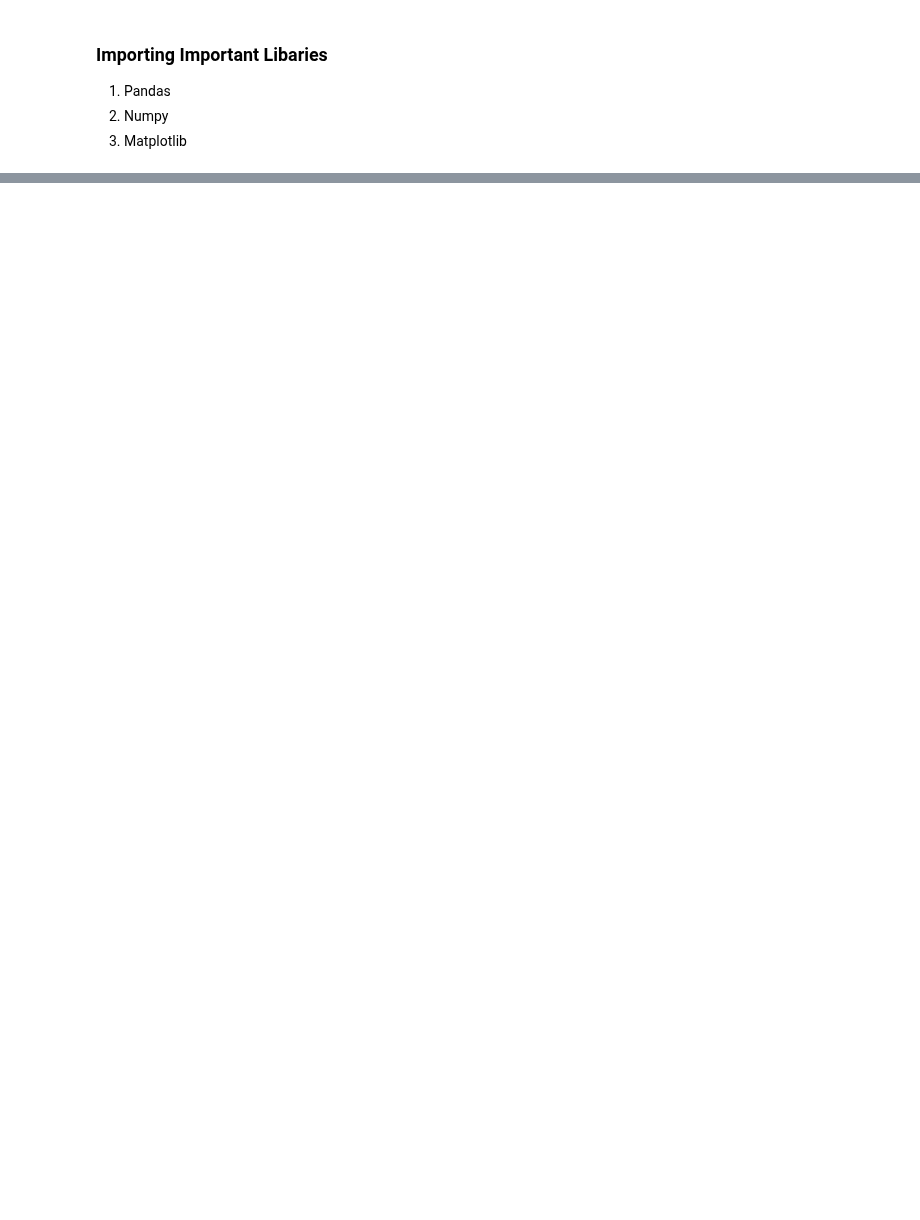
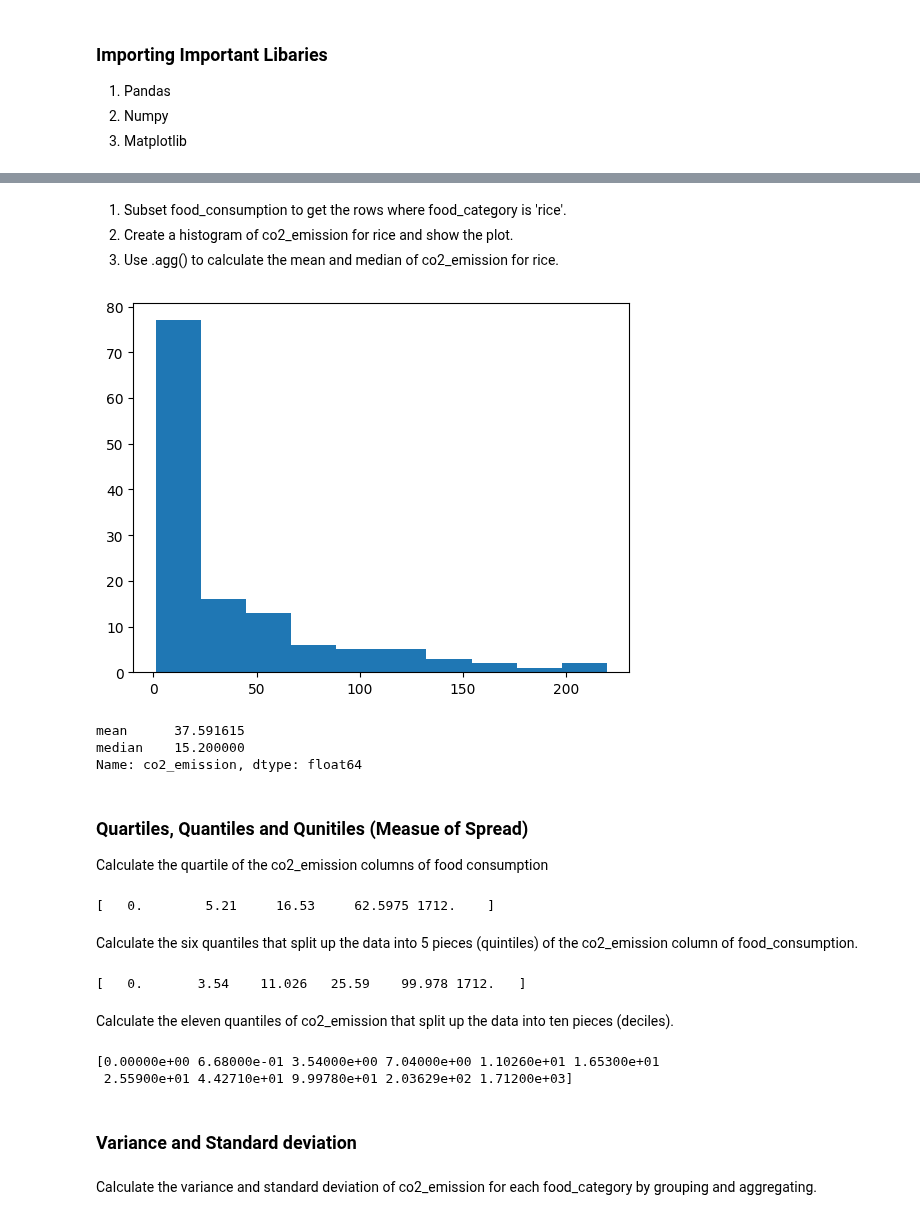
Before and after one commit to rupaniraheel/datacamp, a Jupyter notebook: Introduction-to-statsitics/summary-statistics.ipynb, the cells around one changed output, grey strips where cells are left out. Cells and saved outputs as stored; diff of their text form; code cells hidden in the pictures; blank space fills up the shorter version.

```diff
--- a/Introduction-to-statsitics/summary-statistics.ipynb
+++ b/Introduction-to-statsitics/summary-statistics.ipynb
@@ -12,5 +30,5 @@ import matplotlib.pyplot as plt
 # %%
-url = 'https://github.com/rupaniraheel/datacamp/blob/main/Introduction%20to%20statsitics/datasets/food_consumption.csv'
+url = 'https://raw.githubusercontent.com/rupaniraheel/datacamp/main/Introduction-to-statsitics/datasets/food_consumption.csv'
 food_consumption = pd.read_csv(url)
 print(food_consumption.head(5))
 # %% [output]
@@ -17,0 +76,44 @@ ParserError: Error tokenizing data. C error: Expected 1 fields in line 33, saw 8
+# %% [markdown]
+1. Subset food_consumption to get the rows where food_category is 'rice'.
+2. Create a histogram of co2_emission for rice and show the plot.
+3. Use .agg() to calculate the mean and median of co2_emission for rice.
+# %%
+rice_consumption = food_consumption[food_consumption.food_category=='rice']
+
+# Histogram of co2_emission for rice and show plot
+plt.hist(rice_consumption.co2_emission)
+plt.show()
+
+
+# Calculate mean and median of co2_emission with .agg()
+print(rice_consumption.co2_emission.agg(['mean','median']))
+# %% [output]
+[figure, added]
+mean      37.591615
+median    15.200000
+Name: co2_emission, dtype: float64
+# %% [markdown]
+### Quartiles, Quantiles and Qunitiles (Measue of Spread)
+
+Calculate the quartile of the co2_emission columns of food consumption
+# %%
+print(np.quantile(food_consumption.co2_emission,[0,0.25,0.5,0.75,1]))
+# %% [output]
+[   0.        5.21     16.53     62.5975 1712.    ]
+# %% [markdown]
+Calculate the six quantiles that split up the data into 5 pieces (quintiles) of the co2_emission column of food_consumption.
+# %%
+print(np.quantile(food_consumption.co2_emission,[0,0.2,0.4,0.6,0.8,1]))
+# %% [output]
+[   0.       3.54    11.026   25.59    99.978 1712.   ]
+# %% [markdown]
+Calculate the eleven quantiles of co2_emission that split up the data into ten pieces (deciles).
+# %%
+print(np.quantile(food_consumption.co2_emission,[0,.1,.2,.3,.4,.5,.6,.7,.8,.9,1]))
+# %% [output]
+[0.00000e+00 6.68000e-01 3.54000e+00 7.04000e+00 1.10260e+01 1.65300e+01
+ 2.55900e+01 4.42710e+01 9.99780e+01 2.03629e+02 1.71200e+03]
+# %% [markdown]
+### Variance and Standard deviation
+# %% [markdown]
+Calculate the variance and standard deviation of co2_emission for each food_category by grouping and aggregating.
```
Also changed, not shown: parts of 14 cells of this notebook, 2 other files.
